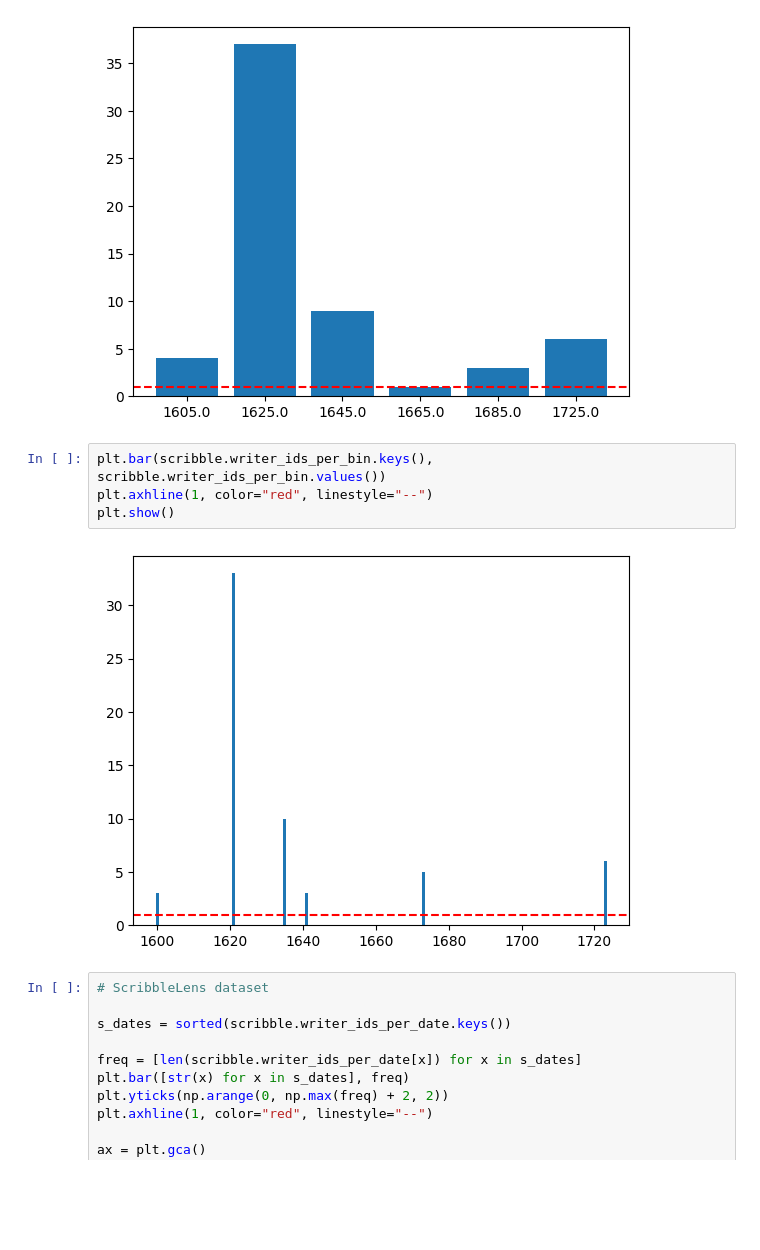
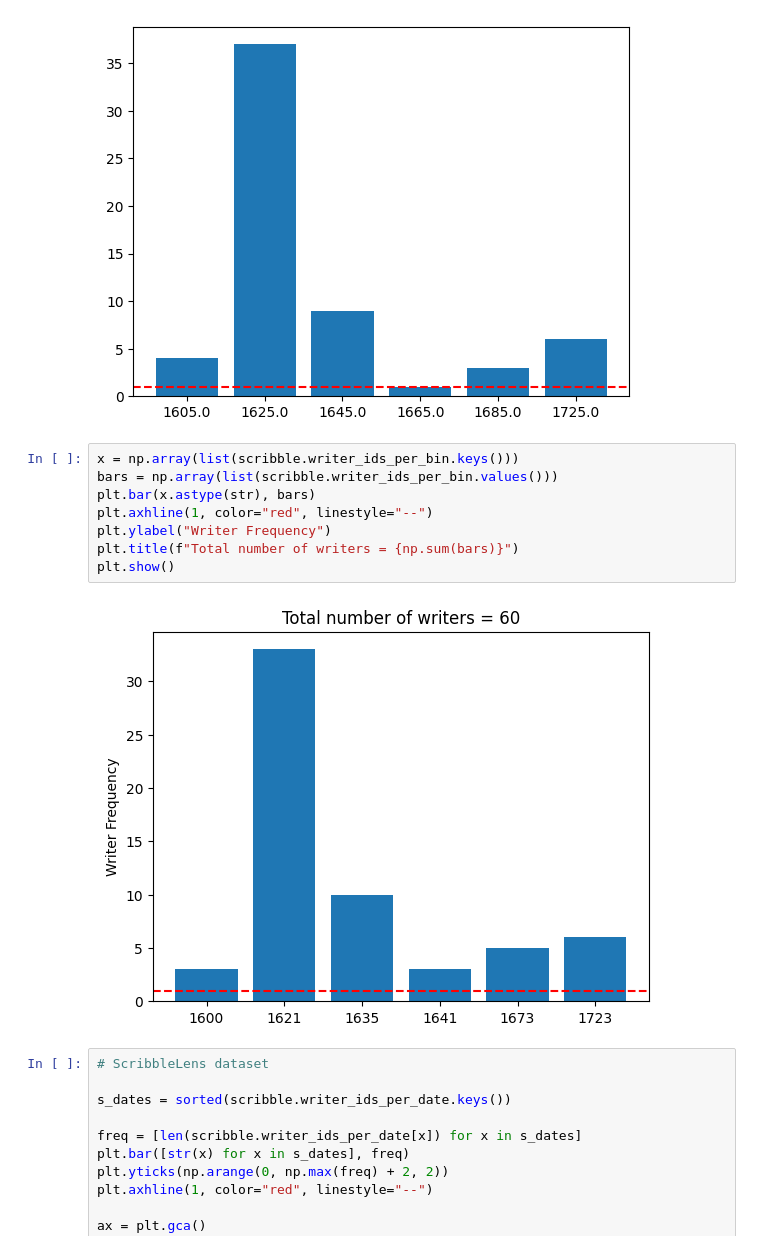
Before and after one commit to NikolaiHerrmann/deep-dating, a Jupyter notebook: src/graph_datasets.ipynb, the cells around one changed output. Drawn from its saved outputs; the diff is of its cells as text; blank space fills up the shorter version.

Commit message:
graphs for meeting and print architecture now

```diff
--- a/src/graph_datasets.ipynb
+++ b/src/graph_datasets.ipynb
@@ -76,11 +91,15 @@ plt.axhline(1, color="red", linestyle="--")
 <matplotlib.lines.Line2D at 0x...>
 [figure]
 # %%
-plt.bar(scribble.writer_ids_per_bin.keys(), scribble.writer_ids_per_bin.values())
+x = np.array(list(scribble.writer_ids_per_bin.keys()))
+bars = np.array(list(scribble.writer_ids_per_bin.values()))
+plt.bar(x.astype(str), bars)
 plt.axhline(1, color="red", linestyle="--")
+plt.ylabel("Writer Frequency")
+plt.title(f"Total number of writers = {np.sum(bars)}")
 plt.show()
 # %% [output]
-[figure, old version]
+[figure, new version]
 # %%
 # ScribbleLens dataset
 
```
Also changed, not shown: parts of 2 cells of this notebook, 7 other files.
